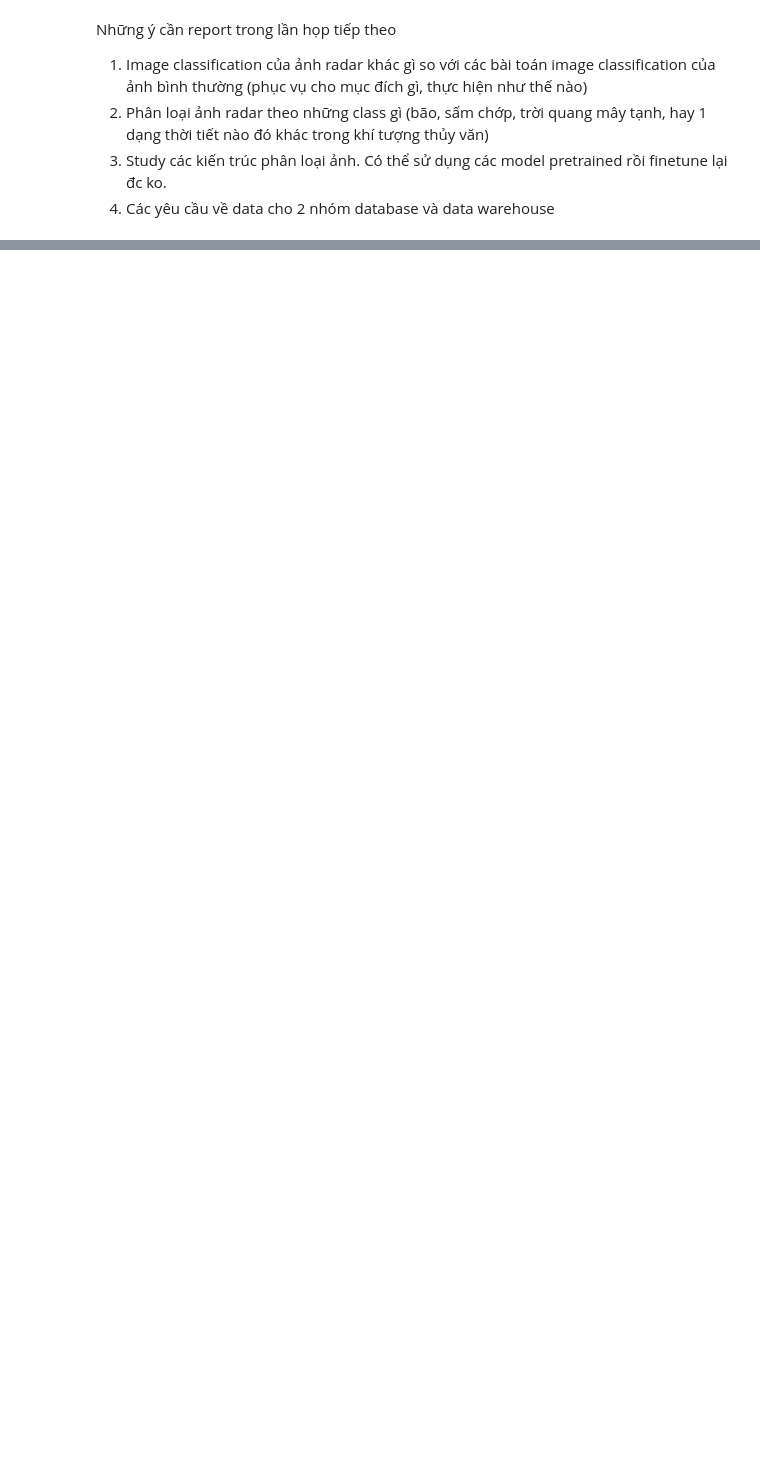
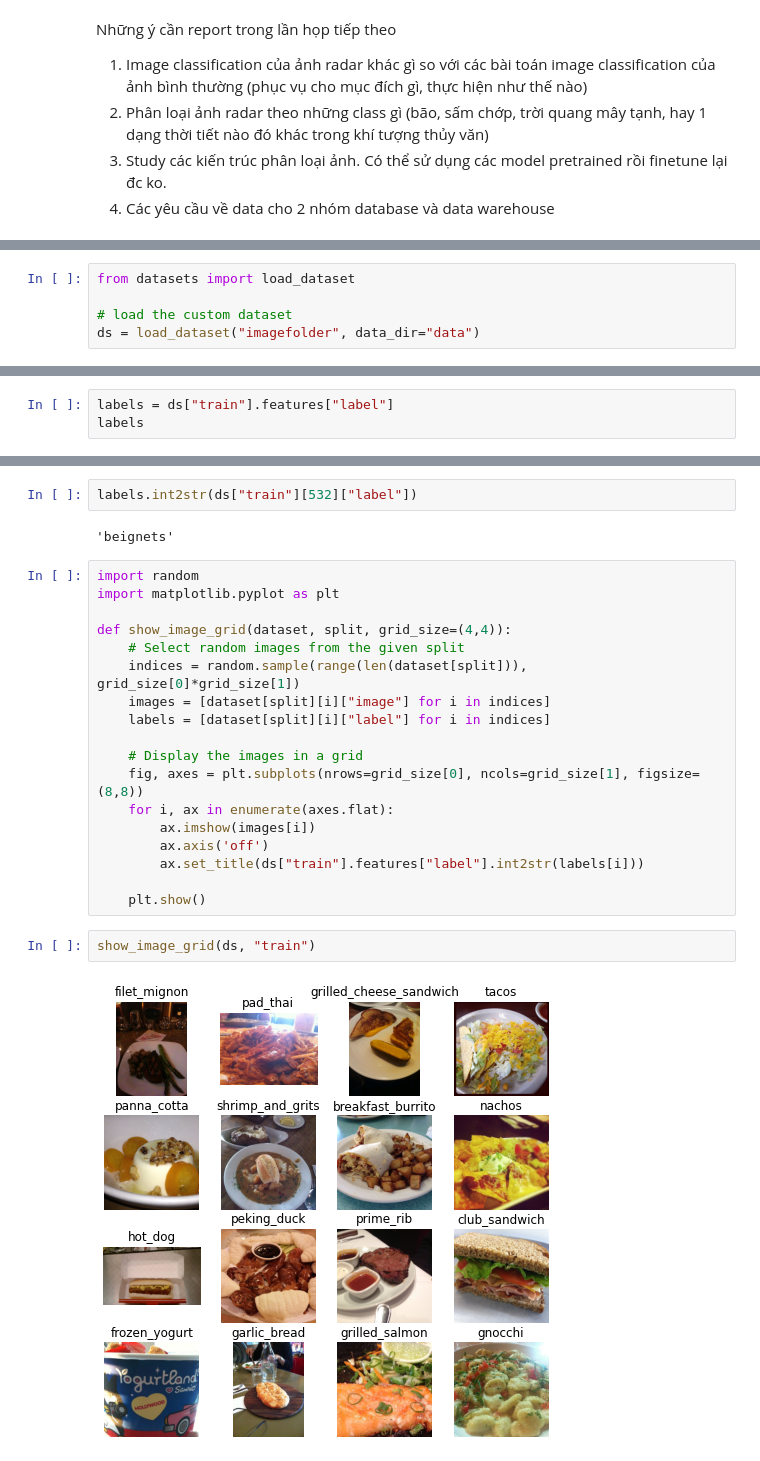
Before and after one commit to TheNMD/ai-project3, a Jupyter notebook: main.ipynb, the cells around one changed output, grey strips where cells are left out. Cells and saved outputs as stored; diff of their text form; blank space fills up the shorter version.

```diff
--- a/main.ipynb
+++ b/main.ipynb
@@ -112,0 +239,5 @@ Indicate when the data was collected.
+# %%
+from datasets import load_dataset
+
+# load the custom dataset
+ds = load_dataset("imagefolder", data_dir="data")
@@ -112,0 +261,3 @@ Indicate when the data was collected.
+# %%
+labels = ds["train"].features["label"]
+labels
@@ -112,0 +266,26 @@ Indicate when the data was collected.
+# %%
+labels.int2str(ds["train"][532]["label"])
+# %% [output]
+'beignets'
+# %%
+import random
+import matplotlib.pyplot as plt
+
+def show_image_grid(dataset, split, grid_size=(4,4)):
+    # Select random images from the given split
+    indices = random.sample(range(len(dataset[split])), grid_size[0]*grid_size[1])
+    images = [dataset[split][i]["image"] for i in indices]
+    labels = [dataset[split][i]["label"] for i in indices]
+
+    # Display the images in a grid
+    fig, axes = plt.subplots(nrows=grid_size[0], ncols=grid_size[1], figsize=(8,8))
+    for i, ax in enumerate(axes.flat):
+        ax.imshow(images[i])
+        ax.axis('off')
+        ax.set_title(ds["train"].features["label"].int2str(labels[i]))
+
+    plt.show()
+# %%
+show_image_grid(ds, "train")
+# %% [output]
+[figure, added]
```
Also changed, not shown: parts of 54 cells of this notebook, 2 other files.
